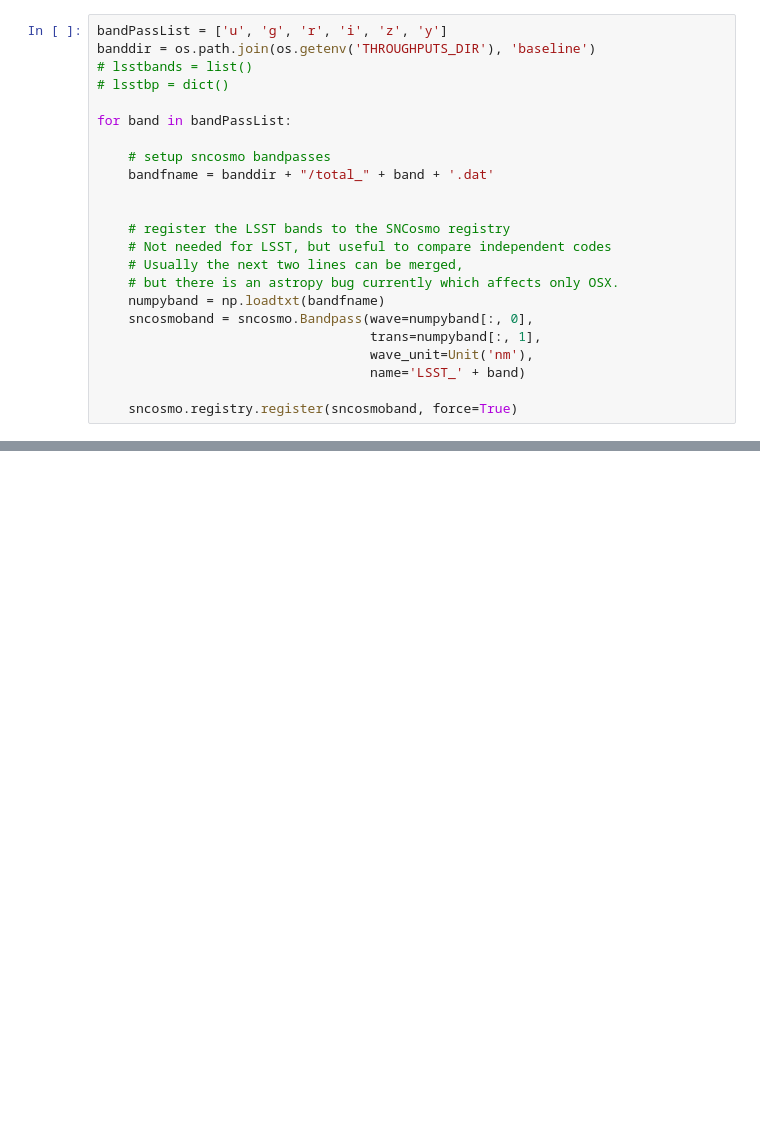
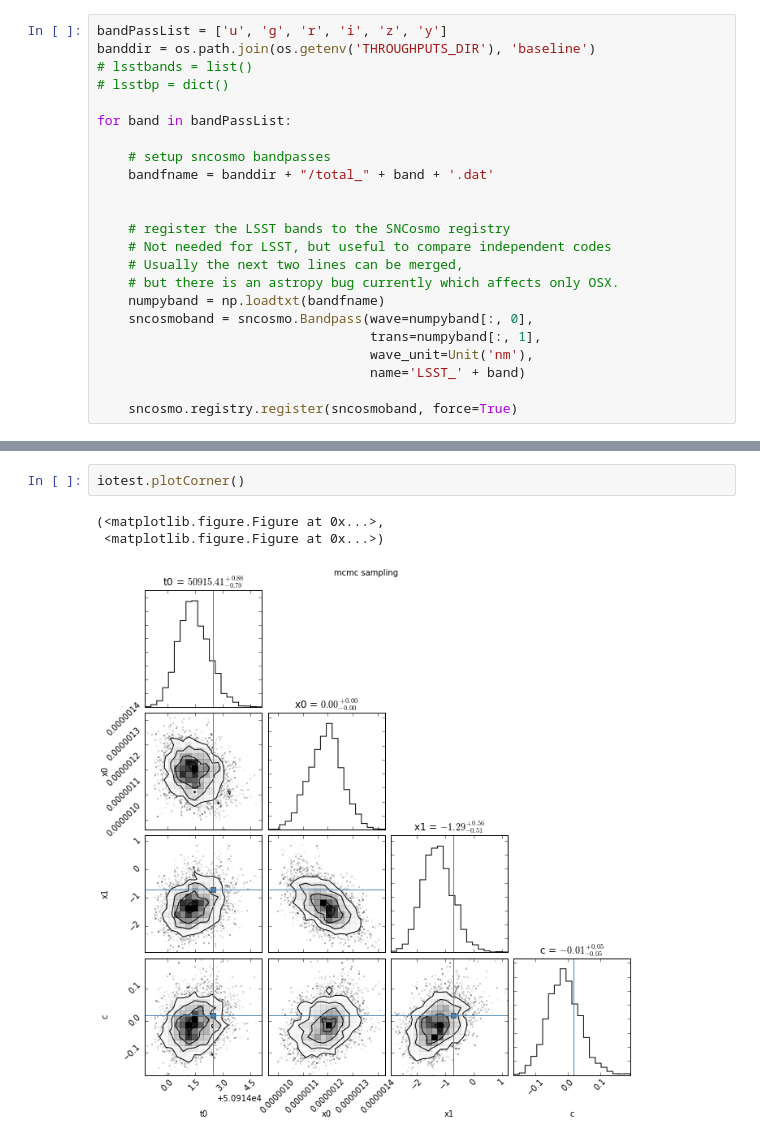
Before and after one commit to rbiswas4/sncosmo_lc_analysis, a Jupyter notebook: running_LC.ipynb, the cells around one changed output, grey strips where cells are left out. Saved outputs shown, nothing was run; the diff lists cells and outputs as text; blank space fills up the shorter version.

```diff
--- a/running_LC.ipynb
+++ b/running_LC.ipynb
@@ -68,0 +197,6 @@ test.plotCorner(test)
+# %%
+iotest.plotCorner()
+# %% [output]
+(<matplotlib.figure.Figure at 0x...>,
+ <matplotlib.figure.Figure at 0x...>)
+[figure, added]
```
Also changed, not shown: parts of 21 cells of this notebook, 2 other files.
